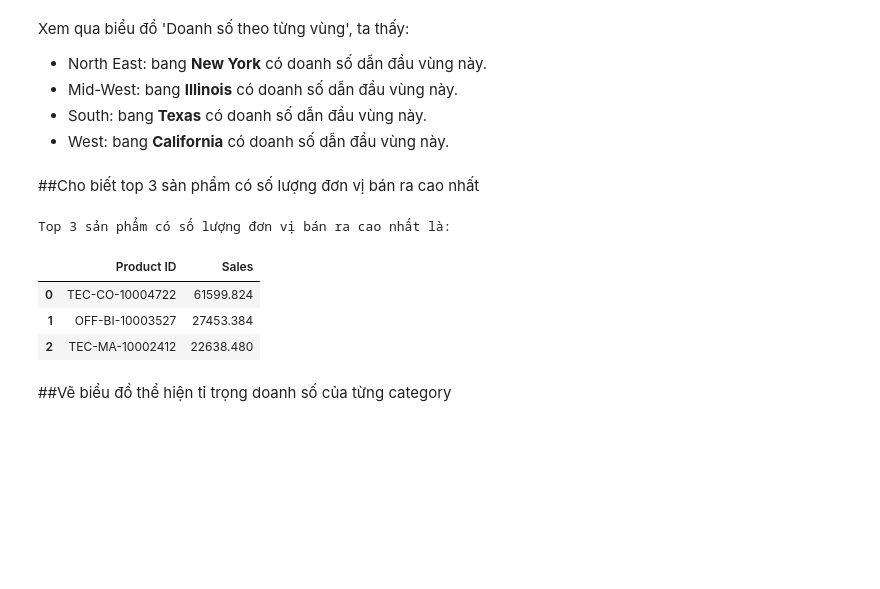
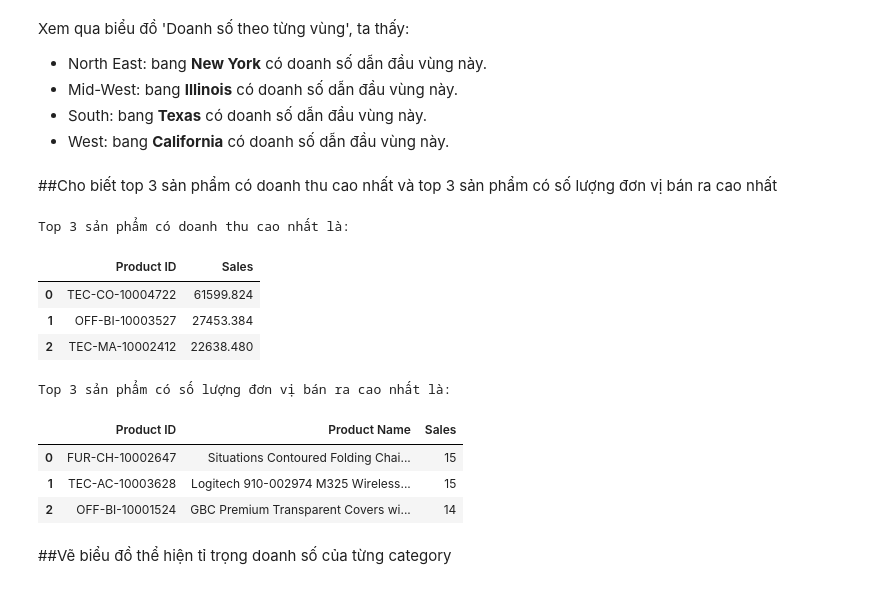
Before and after one commit to HienNguyenMinh/PythonAssignment, a Jupyter notebook: BaiTap4_Assignment.ipynb, the cells around one changed output. Saved outputs shown, nothing was run; the diff lists cells and outputs as text; code cells hidden in the pictures; blank space fills up the shorter version.

```diff
--- a/BaiTap4_Assignment.ipynb
+++ b/BaiTap4_Assignment.ipynb
@@ -482,19 +485,31 @@ Xem qua biểu đồ 'Doanh số theo từng vùng', ta thấy:
 * South: bang **Texas** có doanh số dẫn đầu vùng này.
 * West: bang **California** có doanh số dẫn đầu vùng này.
 # %% [markdown]
-##Cho biết top 3 sản phẩm có số lượng đơn vị bán ra cao nhất
+##Cho biết top 3 sản phẩm có doanh thu cao nhất và top 3 sản phẩm có số lượng đơn vị bán ra cao nhất
 # %%
-#Nhóm theo cột 'Category', tính tổng trên cột 'Sales'
-sale_Cat = train_df.groupby('Product ID')['Sales'].sum().sort_values(ascending=False)
-sales = sale_Cat.to_frame().reset_index()
-print('Top 3 sản phẩm có số lượng đơn vị bán ra cao nhất là:')
+#Nhóm theo cột 'CaProduct IDtegory', tính tổng trên cột 'Sales'
+sale_Prod = train_df.groupby('Product ID')['Sales'].sum().sort_values(ascending=False)
+sales = sale_Prod.to_frame().reset_index()
+print('Top 3 sản phẩm có doanh thu cao nhất là:')
 sales.head(3)
 # %% [output]
-Top 3 sản phẩm có số lượng đơn vị bán ra cao nhất là:
+Top 3 sản phẩm có doanh thu cao nhất là:
 |  | Product ID | Sales |
 | 0 | TEC-CO-10004722 | 61599.824 |
 | 1 | OFF-BI-10003527 | 27453.384 |
 | 2 | TEC-MA-10002412 | 22638.480 |
+# %%
+#Nhóm theo cột 'Product ID', count trên cột 'Product Name'
+sale_Prod = train_df.groupby(['Product ID', 'Product Name'])['Sales'].count().sort_values(ascending=False)
+sales = sale_Prod.to_frame().reset_index()
+print('Top 3 sản phẩm có số lượng đơn vị bán ra cao nhất là:')
+sales.head(3)
+# %% [output]
+Top 3 sản phẩm có số lượng đơn vị bán ra cao nhất là:
+|  | Product ID | Product Name | Sales |
+| 0 | FUR-CH-10002647 | Situations Contoured Folding Chai... | 15 |
+| 1 | TEC-AC-10003628 | Logitech 910-002974 M325 Wireless... | 15 |
+| 2 | OFF-BI-10001524 | GBC Premium Transparent Covers wi... | 14 |
 # %% [markdown]
 ##Vẽ biểu đồ thể hiện tỉ trọng doanh số của từng category
 # %%
```
Also changed, not shown: parts of 11 cells of this notebook.
